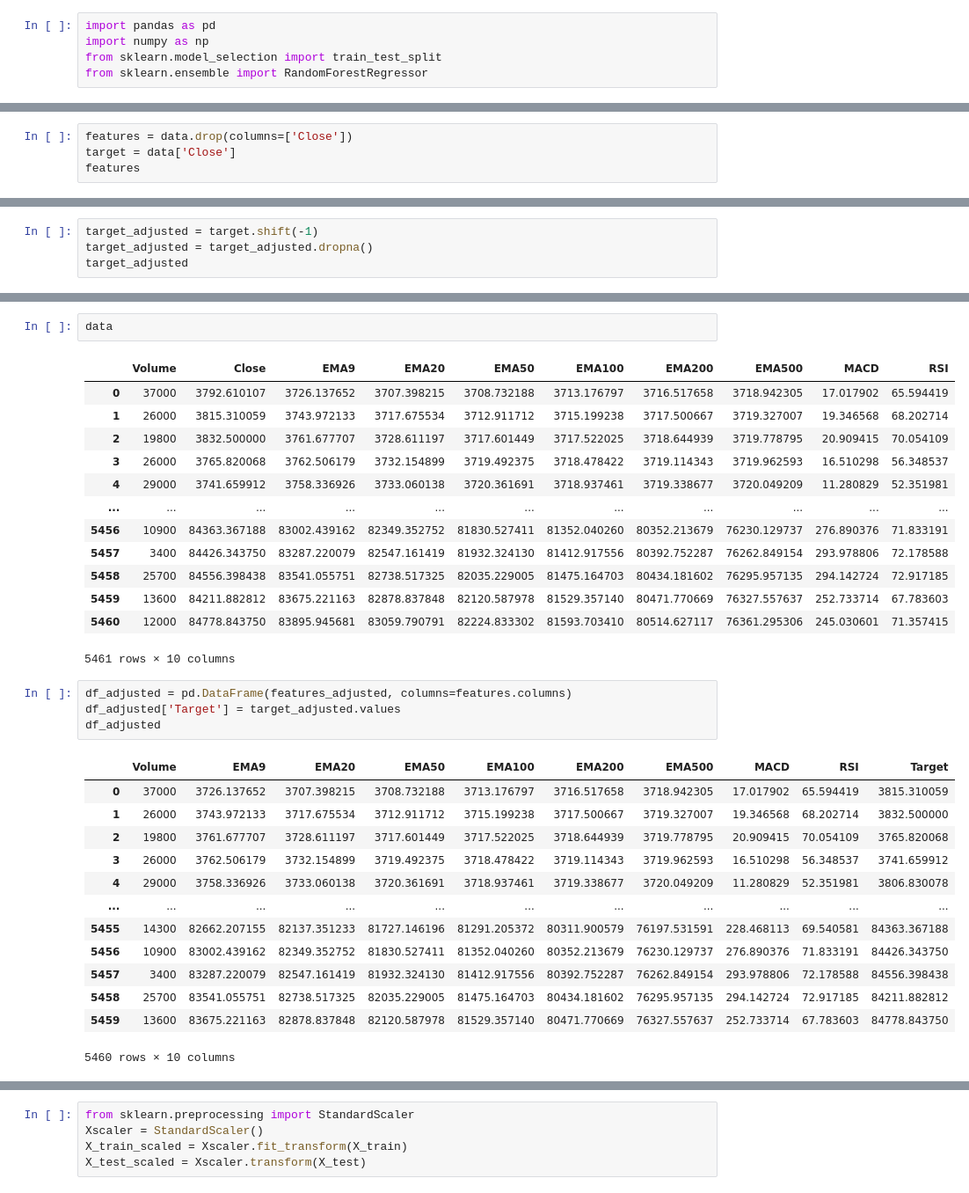
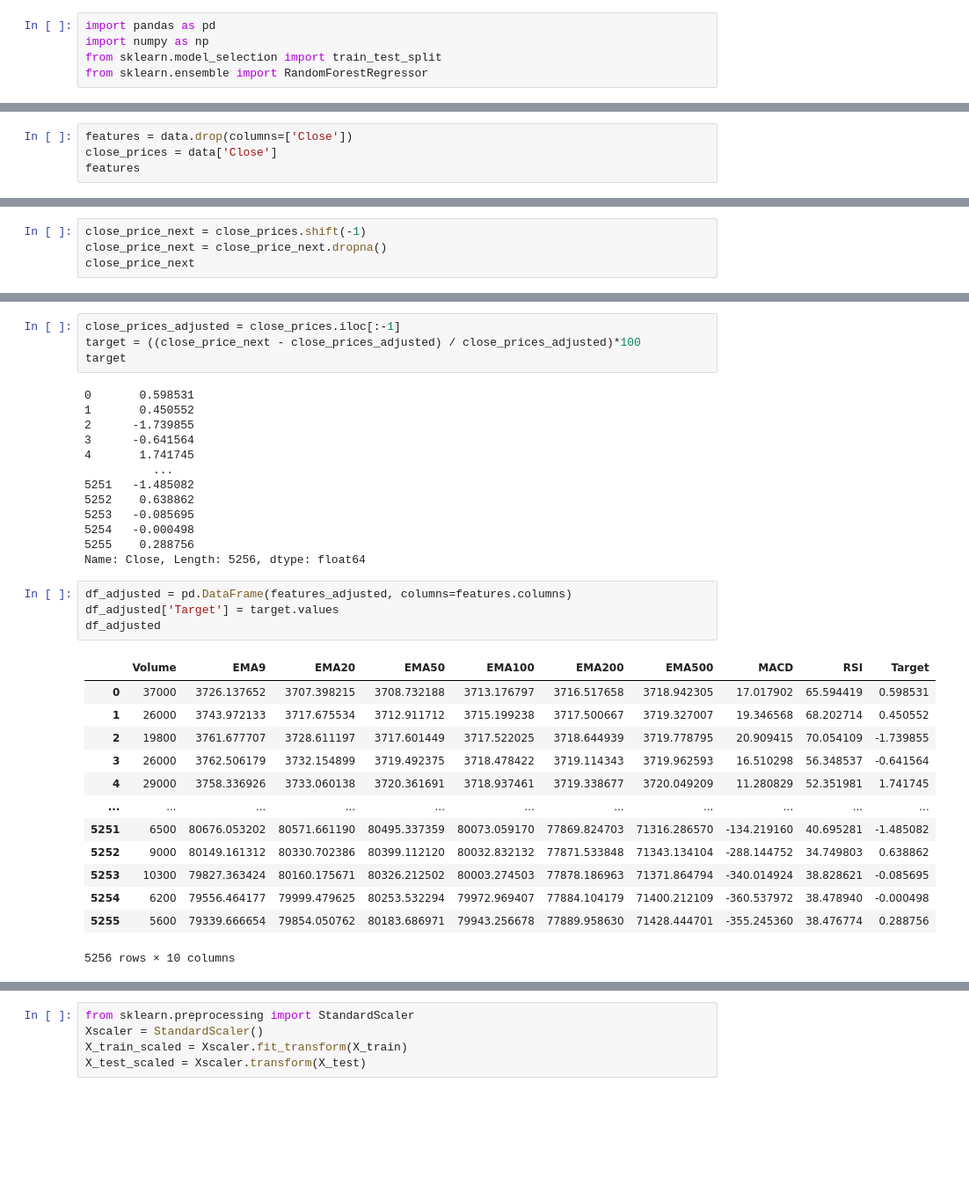
Before and after one commit to Ovaserashid/Stockmarketanalysis, a Jupyter notebook: Machine_Learning/regressor_model.ipynb, the cells around one changed output, grey strips where cells are left out. Shown: that part at 88% size. Cells and saved outputs as stored; diff of their text form; blank space fills up the shorter version.

```diff
--- a/Machine_Learning/regressor_model.ipynb
+++ b/Machine_Learning/regressor_model.ipynb
@@ -24,6 +24,6 @@ data
 # %%
 features = data.drop(columns=['Close'])
-target = data['Close']
+close_prices = data['Close']
 features
 # %% [output]
 |  | Volume | EMA9 | EMA20 | EMA50 | EMA100 | EMA200 | EMA500 | MACD | RSI |
@@ -48,7 +42,7 @@ test_input
 # %%
-target_adjusted = target.shift(-1)
-target_adjusted = target_adjusted.dropna()
-target_adjusted
+close_price_next = close_prices.shift(-1)
+close_price_next = close_price_next.dropna()
+close_price_next
 # %% [output]
 0        3815.310059
 1        3832.500000
@@ -82,36 +76,37 @@ features_adjusted
 # %%
-data
+close_prices_adjusted = close_prices.iloc[:-1]
+target = ((close_price_next - close_prices_adjusted) / close_prices_adjusted)*100
+target
 # %% [output]
-|  | Volume | Close | EMA9 | EMA20 | EMA50 | EMA100 | EMA200 | EMA500 | MACD | RSI |
-| 0 | 37000 | 3792.610107 | 3726.137652 | 3707.398215 | 3708.732188 | 3713.176797 | 3716.517658 | 3718.942305 | 17.017902 | 65.594419 |
-| 1 | 26000 | 3815.310059 | 3743.972133 | 3717.675534 | 3712.911712 | 3715.199238 | 3717.500667 | 3719.327007 | 19.346568 | 68.202714 |
-| 2 | 19800 | 3832.500000 | 3761.677707 | 3728.611197 | 3717.601449 | 3717.522025 | 3718.644939 | 3719.778795 | 20.909415 | 70.054109 |
-| 3 | 26000 | 3765.820068 | 3762.506179 | 3732.154899 | 3719.492375 | 3718.478422 | 3719.114343 | 3719.962593 | 16.510298 | 56.348537 |
-| 4 | 29000 | 3741.659912 | 3758.336926 | 3733.060138 | 3720.361691 | 3718.937461 | 3719.338677 | 3720.049209 | 11.280829 | 52.351981 |
-| ... | ... | ... | ... | ... | ... | ... | ... | ... | ... | ... |
-| 5456 | 10900 | 84363.367188 | 83002.439162 | 82349.352752 | 81830.527411 | 81352.040260 | 80352.213679 | 76230.129737 | 276.890376 | 71.833191 |
-| 5457 | 3400 | 84426.343750 | 83287.220079 | 82547.161419 | 81932.324130 | 81412.917556 | 80392.752287 | 76262.849154 | 293.978806 | 72.178588 |
-| 5458 | 25700 | 84556.398438 | 83541.055751 | 82738.517325 | 82035.229005 | 81475.164703 | 80434.181602 | 76295.957135 | 294.142724 | 72.917185 |
-| 5459 | 13600 | 84211.882812 | 83675.221163 | 82878.837848 | 82120.587978 | 81529.357140 | 80471.770669 | 76327.557637 | 252.733714 | 67.783603 |
-| 5460 | 12000 | 84778.843750 | 83895.945681 | 83059.790791 | 82224.833302 | 81593.703410 | 80514.627117 | 76361.295306 | 245.030601 | 71.357415 |
-5461 rows × 10 columns
+0       0.598531
+1       0.450552
+2      -1.739855
+3      -0.641564
+4       1.741745
+          ...
+5251   -1.485082
+5252    0.638862
+5253   -0.085695
+5254   -0.000498
+5255    0.288756
+Name: Close, Length: 5256, dtype: float64
 # %%
 df_adjusted = pd.DataFrame(features_adjusted, columns=features.columns)
-df_adjusted['Target'] = target_adjusted.values
+df_adjusted['Target'] = target.values
 df_adjusted
 # %% [output]
 |  | Volume | EMA9 | EMA20 | EMA50 | EMA100 | EMA200 | EMA500 | MACD | RSI | Target |
-| 0 | 37000 | 3726.137652 | 3707.398215 | 3708.732188 | 3713.176797 | 3716.517658 | 3718.942305 | 17.017902 | 65.594419 | 3815.310059 |
-| 1 | 26000 | 3743.972133 | 3717.675534 | 3712.911712 | 3715.199238 | 3717.500667 | 3719.327007 | 19.346568 | 68.202714 | 3832.500000 |
-| 2 | 19800 | 3761.677707 | 3728.611197 | 3717.601449 | 3717.522025 | 3718.644939 | 3719.778795 | 20.909415 | 70.054109 | 3765.820068 |
-| 3 | 26000 | 3762.506179 | 3732.154899 | 3719.492375 | 3718.478422 | 3719.114343 | 3719.962593 | 16.510298 | 56.348537 | 3741.659912 |
-| 4 | 29000 | 3758.336926 | 3733.060138 | 3720.361691 | 3718.937461 | 3719.338677 | 3720.049209 | 11.280829 | 52.351981 | 3806.830078 |
+| 0 | 37000 | 3726.137652 | 3707.398215 | 3708.732188 | 3713.176797 | 3716.517658 | 3718.942305 | 17.017902 | 65.594419 | 0.598531 |
+| 1 | 26000 | 3743.972133 | 3717.675534 | 3712.911712 | 3715.199238 | 3717.500667 | 3719.327007 | 19.346568 | 68.202714 | 0.450552 |
+| 2 | 19800 | 3761.677707 | 3728.611197 | 3717.601449 | 3717.522025 | 3718.644939 | 3719.778795 | 20.909415 | 70.054109 | -1.739855 |
+| 3 | 26000 | 3762.506179 | 3732.154899 | 3719.492375 | 3718.478422 | 3719.114343 | 3719.962593 | 16.510298 | 56.348537 | -0.641564 |
+| 4 | 29000 | 3758.336926 | 3733.060138 | 3720.361691 | 3718.937461 | 3719.338677 | 3720.049209 | 11.280829 | 52.351981 | 1.741745 |
 | ... | ... | ... | ... | ... | ... | ... | ... | ... | ... | ... |
-| 5455 | 14300 | 82662.207155 | 82137.351233 | 81727.146196 | 81291.205372 | 80311.900579 | 76197.531591 | 228.468113 | 69.540581 | 84363.367188 |
-| 5456 | 10900 | 83002.439162 | 82349.352752 | 81830.527411 | 81352.040260 | 80352.213679 | 76230.129737 | 276.890376 | 71.833191 | 84426.343750 |
-| 5457 | 3400 | 83287.220079 | 82547.161419 | 81932.324130 | 81412.917556 | 80392.752287 | 76262.849154 | 293.978806 | 72.178588 | 84556.398438 |
-| 5458 | 25700 | 83541.055751 | 82738.517325 | 82035.229005 | 81475.164703 | 80434.181602 | 76295.957135 | 294.142724 | 72.917185 | 84211.882812 |
-| 5459 | 13600 | 83675.221163 | 82878.837848 | 82120.587978 | 81529.357140 | 80471.770669 | 76327.557637 | 252.733714 | 67.783603 | 84778.843750 |
+| 5251 | 6500 | 80676.053202 | 80571.661190 | 80495.337359 | 80073.059170 | 77869.824703 | 71316.286570 | -134.219160 | 40.695281 | -1.485082 |
+| 5252 | 9000 | 80149.161312 | 80330.702386 | 80399.112120 | 80032.832132 | 77871.533848 | 71343.134104 | -288.144752 | 34.749803 | 0.638862 |
+| 5253 | 10300 | 79827.363424 | 80160.175671 | 80326.212502 | 80003.274503 | 77878.186963 | 71371.864794 | -340.014924 | 38.828621 | -0.085695 |
+| 5254 | 6200 | 79556.464177 | 79999.479625 | 80253.532294 | 79972.969407 | 77884.104179 | 71400.212109 | -360.537972 | 38.478940 | -0.000498 |
+| 5255 | 5600 | 79339.666654 | 79854.050762 | 80183.686971 | 79943.256678 | 77889.958630 | 71428.444701 | -355.245360 | 38.476774 | 0.288756 |
-5460 rows × 10 columns
+5256 rows × 10 columns
 # %%
 np.random.seed(42)
```
Also changed, not shown: parts of 13 cells of this notebook, 3 other files.
